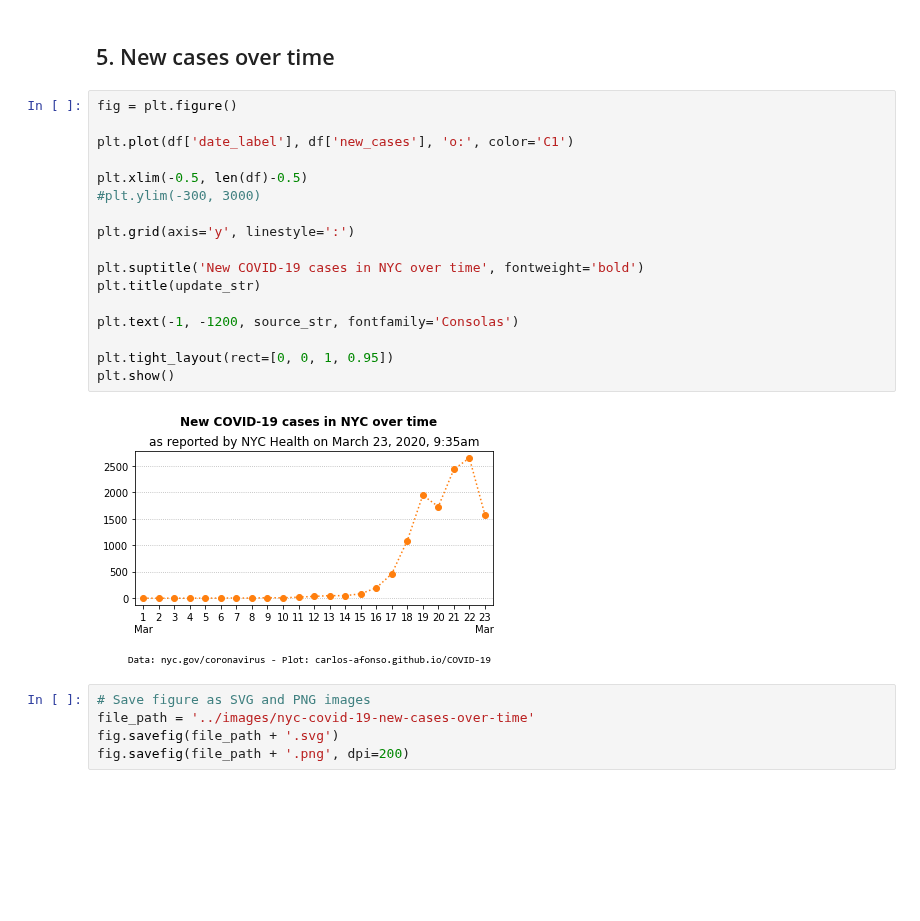
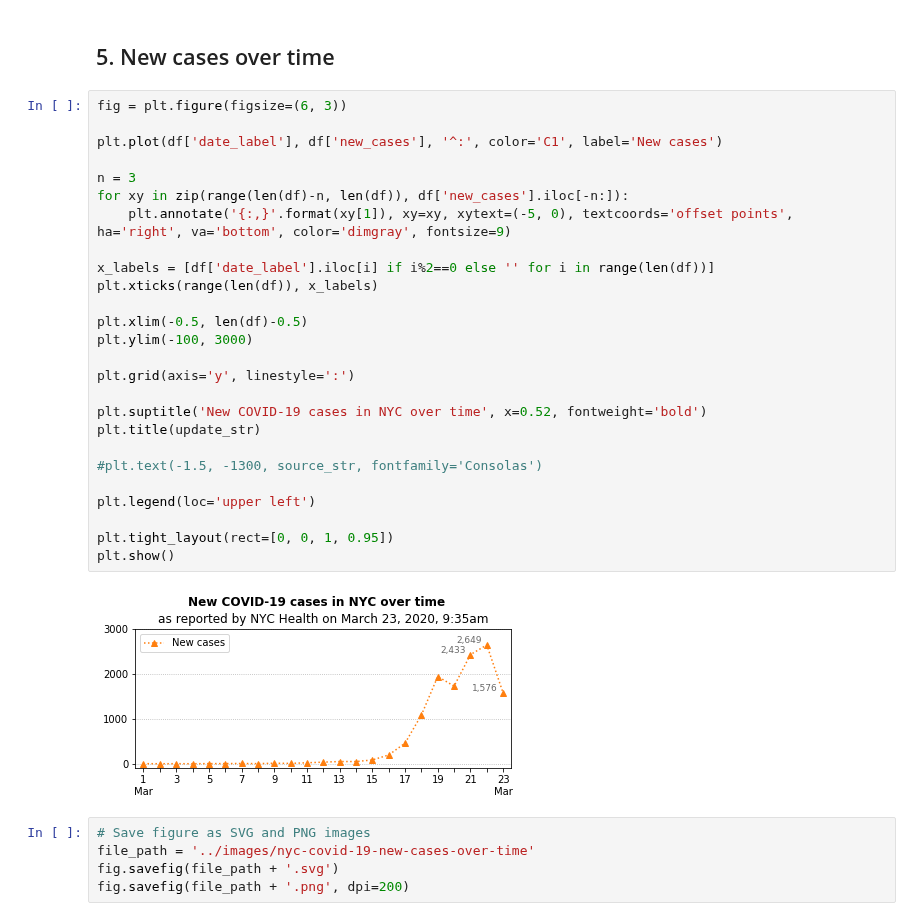
Before and after one commit to carlos-afonso/COVID-19, a Jupyter notebook: notebooks/nyc-covid-19-cases-over-time.ipynb, the cells around one changed output. Cells and saved outputs as stored; diff of their text form; blank space fills up the shorter version.

Commit message:
improves plots

```diff
--- a/notebooks/nyc-covid-19-cases-over-time.ipynb
+++ b/notebooks/nyc-covid-19-cases-over-time.ipynb
@@ -144,24 +144,33 @@ fig.savefig(file_path + '.png', dpi=200)
 # %% [markdown]
 ## 5. New cases over time
 # %%
-fig = plt.figure()
+fig = plt.figure(figsize=(6, 3))
 
-plt.plot(df['date_label'], df['new_cases'], 'o:', color='C1')
+plt.plot(df['date_label'], df['new_cases'], '^:', color='C1', label='New cases')
+
+n = 3
+for xy in zip(range(len(df)-n, len(df)), df['new_cases'].iloc[-n:]):
+    plt.annotate('{:,}'.format(xy[1]), xy=xy, xytext=(-5, 0), textcoords='offset points', ha='right', va='bottom', color='dimgray', fontsize=9)
+
+x_labels = [df['date_label'].iloc[i] if i%2==0 else '' for i in range(len(df))]
+plt.xticks(range(len(df)), x_labels)
 
 plt.xlim(-0.5, len(df)-0.5)
-#plt.ylim(-300, 3000)
+plt.ylim(-100, 3000)
 
 plt.grid(axis='y', linestyle=':')
 
-plt.suptitle('New COVID-19 cases in NYC over time', fontweight='bold')
+plt.suptitle('New COVID-19 cases in NYC over time', x=0.52, fontweight='bold')
 plt.title(update_str)
 
-plt.text(-1, -1200, source_str, fontfamily='Consolas')
+#plt.text(-1.5, -1300, source_str, fontfamily='Consolas')
+
+plt.legend(loc='upper left')
 
 plt.tight_layout(rect=[0, 0, 1, 0.95])
 plt.show()
 # %% [output]
-[figure, old version]
+[figure, new version]
 # %%
 # Save figure as SVG and PNG images
 file_path = '../images/nyc-covid-19-new-cases-over-time'
```
Also changed, not shown: 4 other files.
